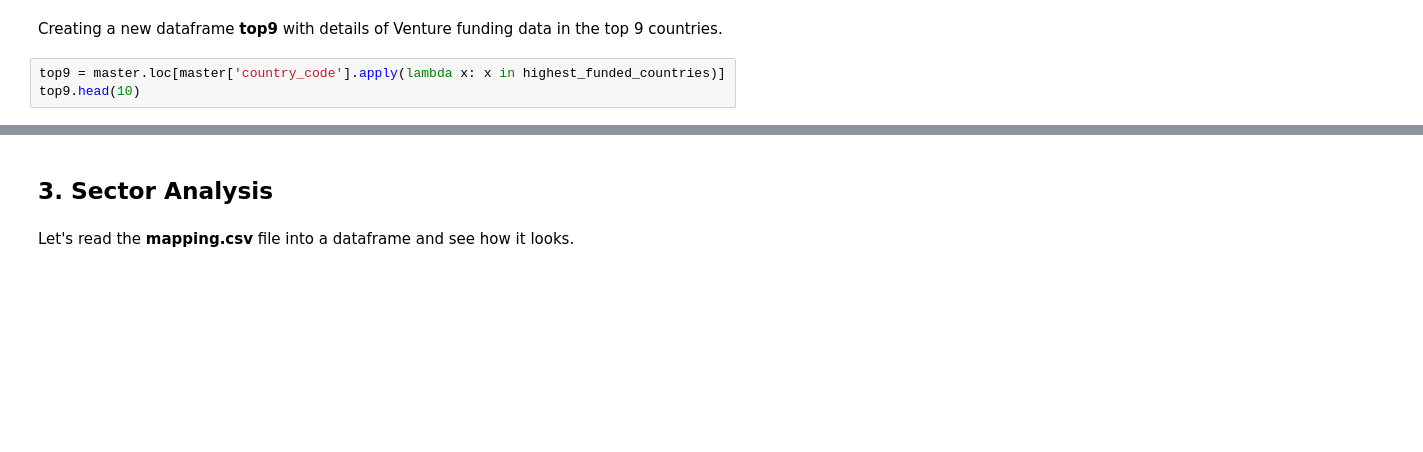
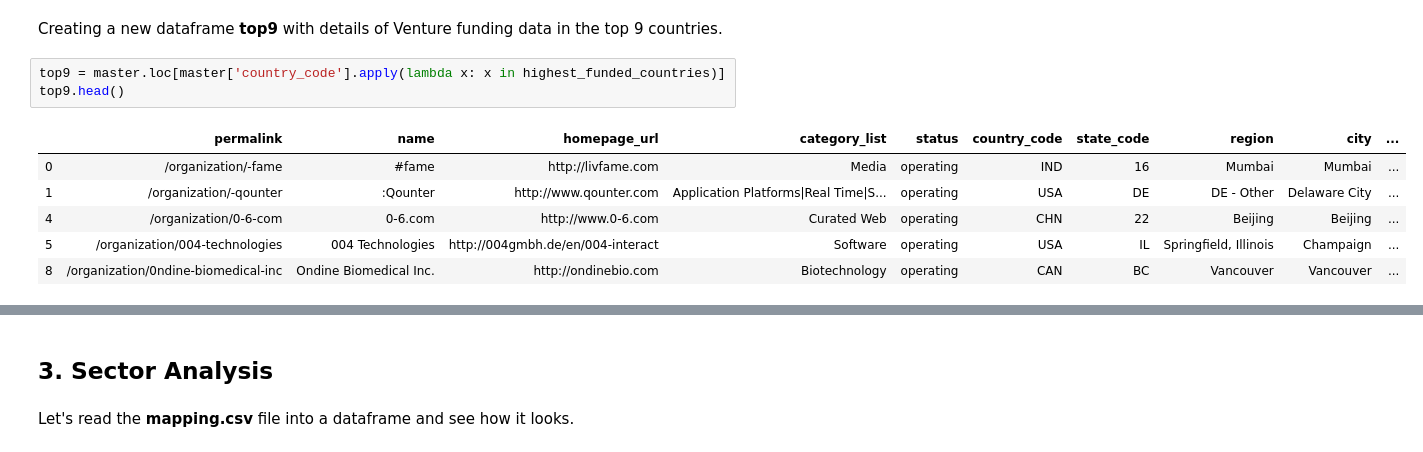
Before and after one commit to vivekav-96/UpGrad-PGDML, a Jupyter notebook: InvestmentAssignment/investment_assignement.ipynb, the cells around one changed output, grey strips where cells are left out. Drawn from its saved outputs; the diff is of its cells as text; blank space fills up the shorter version.

```diff
--- a/InvestmentAssignment/investment_assignement.ipynb
+++ b/InvestmentAssignment/investment_assignement.ipynb
@@ -83,4 +158,11 @@ highest_funded_countries
 Creating a new dataframe **top9** with details of Venture funding data in the top 9 countries.
 # %%
 top9 = master.loc[master['country_code'].apply(lambda x: x in highest_funded_countries)]
-top9.head(10)
+top9.head()
+# %% [output]
+|  | permalink | name | homepage_url | category_list | status | country_code | state_code | region | city | ... |
+| 0 | /organization/-fame | #fame | http://livfame.com | Media | operating | IND | 16 | Mumbai | Mumbai | ... |
+| 1 | /organization/-qounter | :Qounter | http://www.qounter.com | Application Platforms|Real Time|S... | operating | USA | DE | DE - Other | Delaware City | ... |
+| 4 | /organization/0-6-com | 0-6.com | http://www.0-6.com | Curated Web | operating | CHN | 22 | Beijing | Beijing | ... |
+| 5 | /organization/004-technologies | 004 Technologies | http://004gmbh.de/en/004-interact | Software | operating | USA | IL | Springfield, Illinois | Champaign | ... |
+| 8 | /organization/0ndine-biomedical-inc | Ondine Biomedical Inc. | http://ondinebio.com | Biotechnology | operating | CAN | BC | Vancouver | Vancouver | ... |
```
Also changed, not shown: parts of 67 cells of this notebook, 1 other file.
